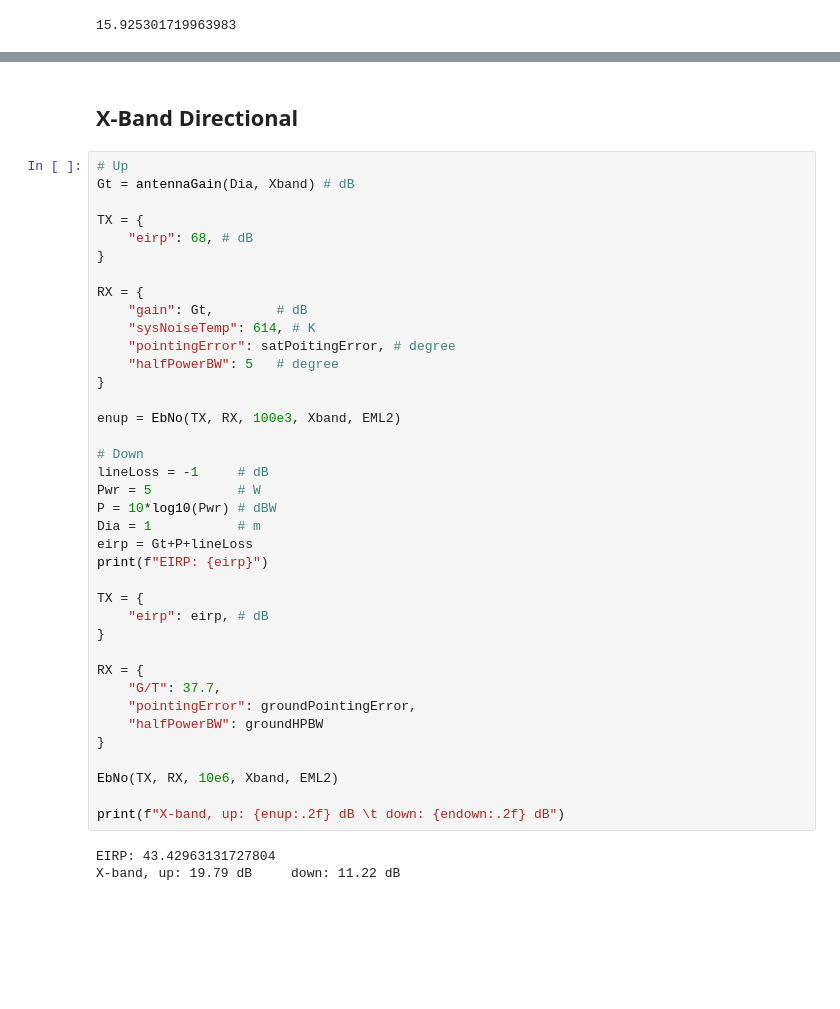
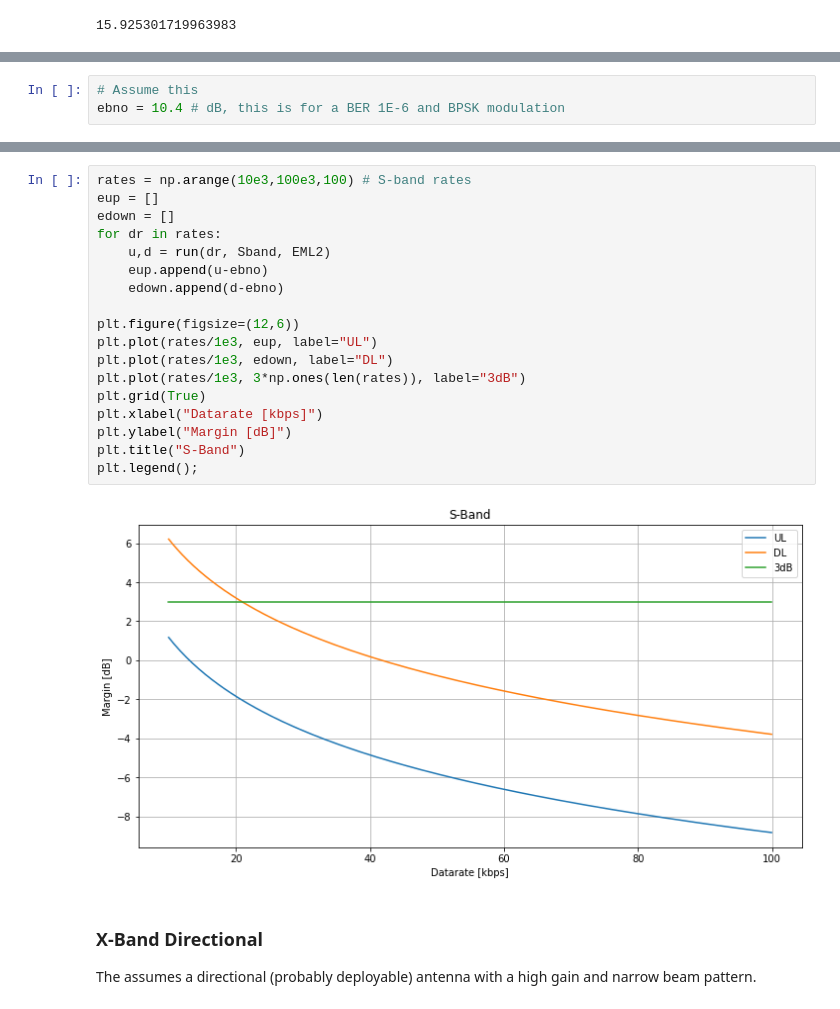
Before and after one commit to walchko/bearsnacks, a Jupyter notebook: space/draft/comm/comm-firesat.ipynb, the cells around one changed output, grey strips where cells are left out. Drawn from its saved outputs; the diff is of its cells as text; blank space fills up the shorter version.

```diff
--- a/space/draft/comm/comm-firesat.ipynb
+++ b/space/draft/comm/comm-firesat.ipynb
@@ -156,0 +249,3 @@ groundHPBW = 1.8          # degree
+# %%
+# Assume this
+ebno = 10.4 # dB, this is for a BER 1E-6 and BPSK modulation
@@ -194,43 +338,24 @@ S-band, up: 4.17 dB      down: 11.22 dB
+# %%
+rates = np.arange(10e3,100e3,100) # S-band rates
+eup = []
+edown = []
+for dr in rates:
+    u,d = run(dr, Sband, EML2)
+    eup.append(u-ebno)
+    edown.append(d-ebno)
+
+plt.figure(figsize=(12,6))
+plt.plot(rates/1e3, eup, label="UL")
+plt.plot(rates/1e3, edown, label="DL")
+plt.plot(rates/1e3, 3*np.ones(len(rates)), label="3dB")
+plt.grid(True)
+plt.xlabel("Datarate [kbps]")
+plt.ylabel("Margin [dB]")
+plt.title("S-Band")
+plt.legend();
+# %% [output]
+[figure, added]
 # %% [markdown]
-## X-Band Directional
+### X-Band Directional
+
+The assumes a directional (probably deployable) antenna with a high gain and narrow beam pattern.
-# %%
-# Up
-Gt = antennaGain(Dia, Xband) # dB
-
-TX = {
-    "eirp": 68, # dB
-}
-
-RX = {
-    "gain": Gt,        # dB
-    "sysNoiseTemp": 614, # K
-    "pointingError": satPoitingError, # degree
-    "halfPowerBW": 5   # degree
-}
-
-enup = EbNo(TX, RX, 100e3, Xband, EML2)
-
-# Down
-lineLoss = -1     # dB
-Pwr = 5           # W
-P = 10*log10(Pwr) # dBW
-Dia = 1           # m
-eirp = Gt+P+lineLoss
-print(f"EIRP: {eirp}")
-
-TX = {
-    "eirp": eirp, # dB
-}
-
-RX = {
-    "G/T": 37.7,
-    "pointingError": groundPointingError,
-    "halfPowerBW": groundHPBW
-}
-
-EbNo(TX, RX, 10e6, Xband, EML2)
-
-print(f"X-band, up: {enup:.2f} dB \t down: {endown:.2f} dB")
-# %% [output]
-EIRP: 43.42963131727804
-X-band, up: 19.79 dB     down: 11.22 dB
```
Also changed, not shown: parts of 20 cells of this notebook, 9 other files.
